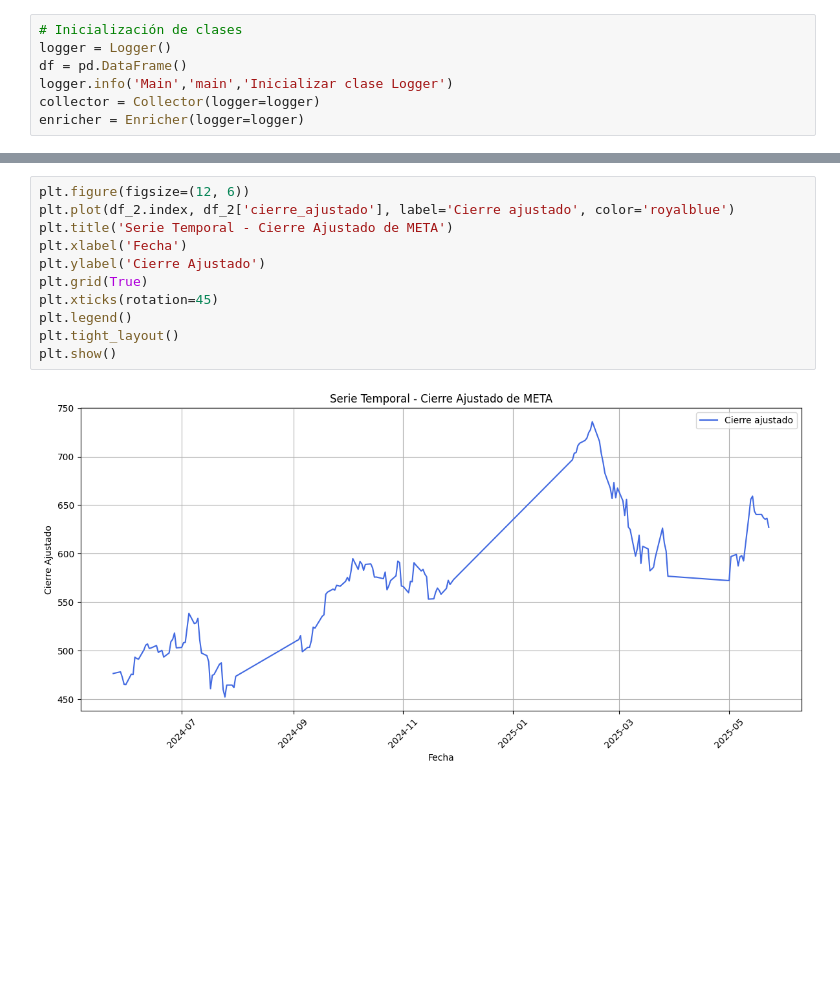
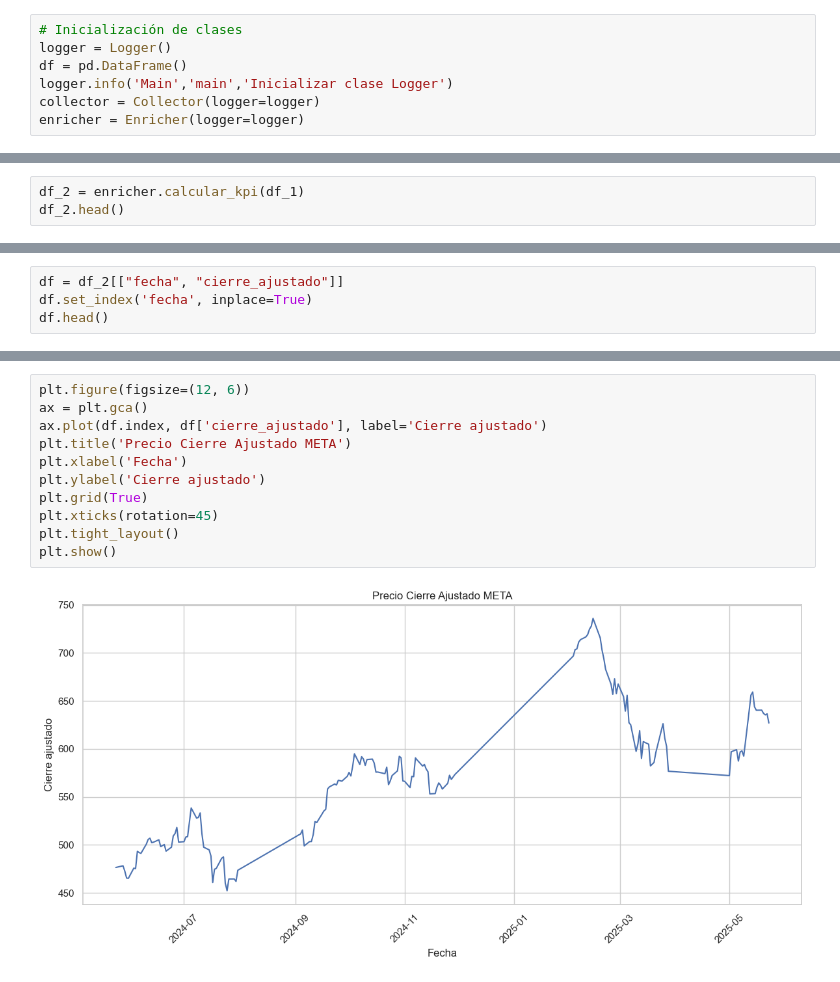
Before and after one commit to NikolTR/PIV_2025-1, a Jupyter notebook: src/piv/series_temporales_yahoo.ipynb, the cells around one changed output, grey strips where cells are left out. Saved outputs shown, nothing was run; the diff lists cells and outputs as text; blank space fills up the shorter version.

```diff
--- a/src/piv/series_temporales_yahoo.ipynb
+++ b/src/piv/series_temporales_yahoo.ipynb
@@ -51,0 +48,3 @@ df_2 = df_2.sort_index()
+# %%
+df_2 = enricher.calcular_kpi(df_1)
+df_2.head()
@@ -51,0 +58,4 @@ df_2 = df_2.sort_index()
+# %%
+df = df_2[["fecha", "cierre_ajustado"]]
+df.set_index('fecha', inplace=True)
+df.head()
@@ -52,13 +70,13 @@ df_2 = df_2.sort_index()
 # %%
 plt.figure(figsize=(12, 6))
-plt.plot(df_2.index, df_2['cierre_ajustado'], label='Cierre ajustado', color='royalblue')
-plt.title('Serie Temporal - Cierre Ajustado de META')
+ax = plt.gca()
+ax.plot(df.index, df['cierre_ajustado'], label='Cierre ajustado')
+plt.title('Precio Cierre Ajustado META')
 plt.xlabel('Fecha')
-plt.ylabel('Cierre Ajustado')
+plt.ylabel('Cierre ajustado')
 plt.grid(True)
 plt.xticks(rotation=45)
-plt.legend()
 plt.tight_layout()
 plt.show()
 # %% [output]
-[figure, old version]
+[figure, new version]
```
Also changed, not shown: parts of 19 cells of this notebook, 1 other file.
